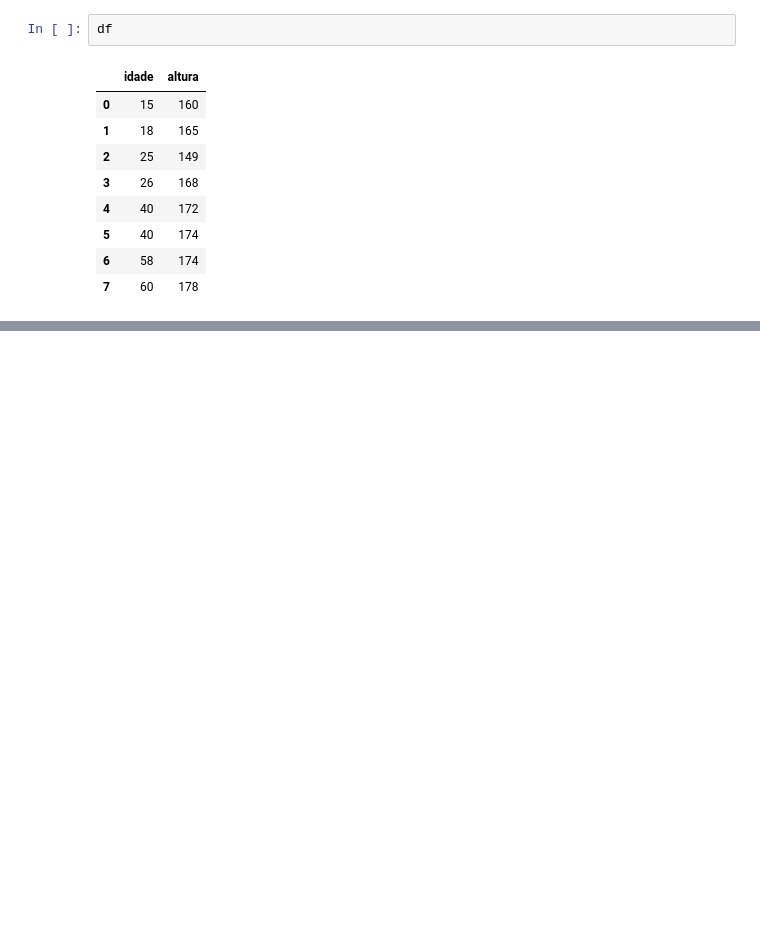
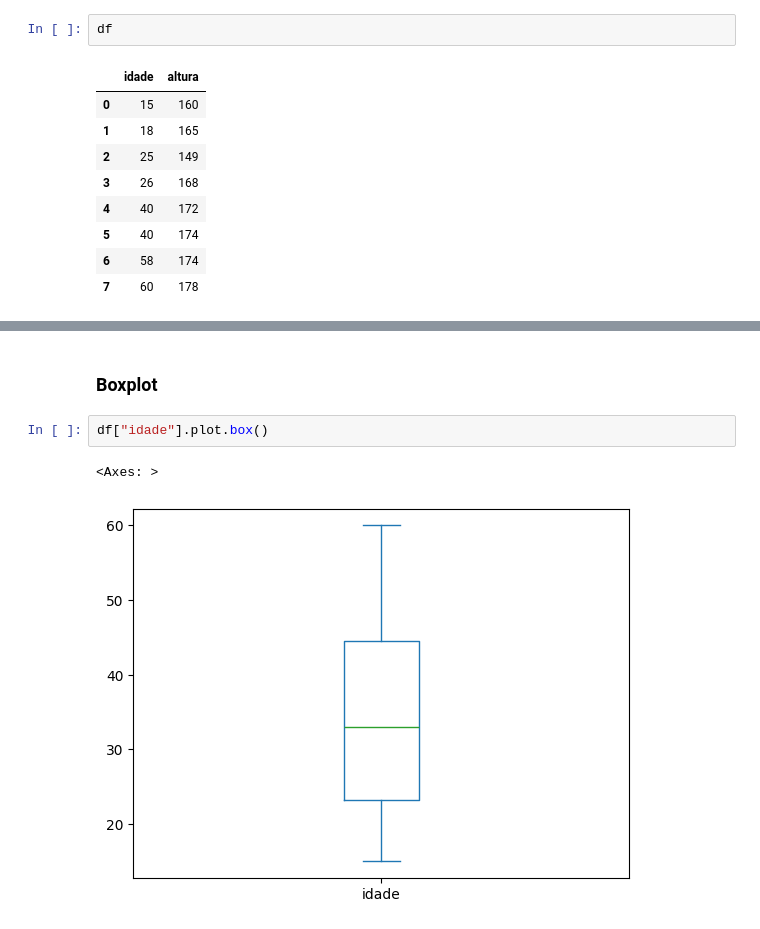
Before and after one commit to Rebekacorreia/Pythin-Estatistica-Aplicada, a Jupyter notebook: estatistica.ipynb, the cells around one changed output, grey strips where cells are left out. Drawn from its saved outputs; the diff is of its cells as text; blank space fills up the shorter version.

```diff
--- a/estatistica.ipynb
+++ b/estatistica.ipynb
@@ -124,0 +198,7 @@ df
+# %% [markdown]
+### Boxplot
+# %%
+df["idade"].plot.box()
+# %% [output]
+<Axes: >
+[figure, added]
```
Also changed, not shown: parts of 35 cells of this notebook.
